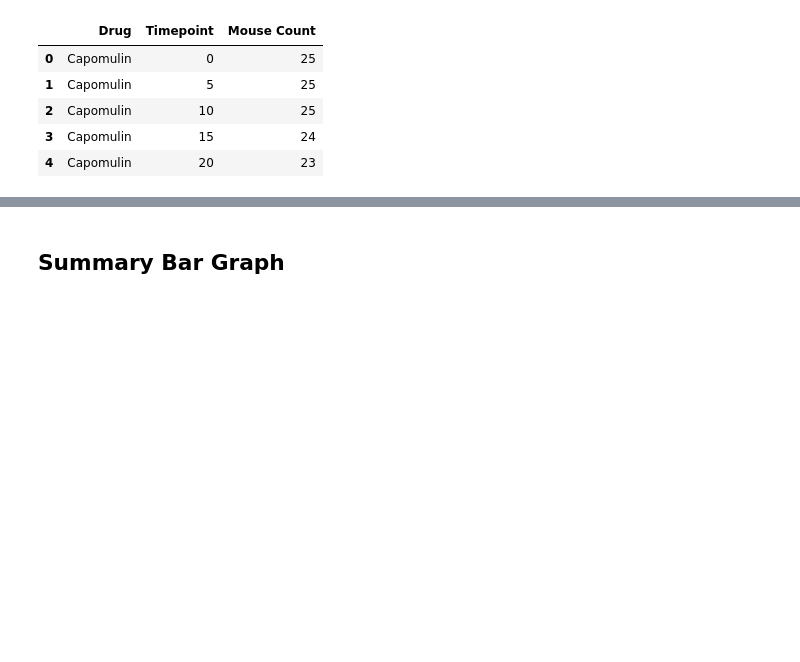
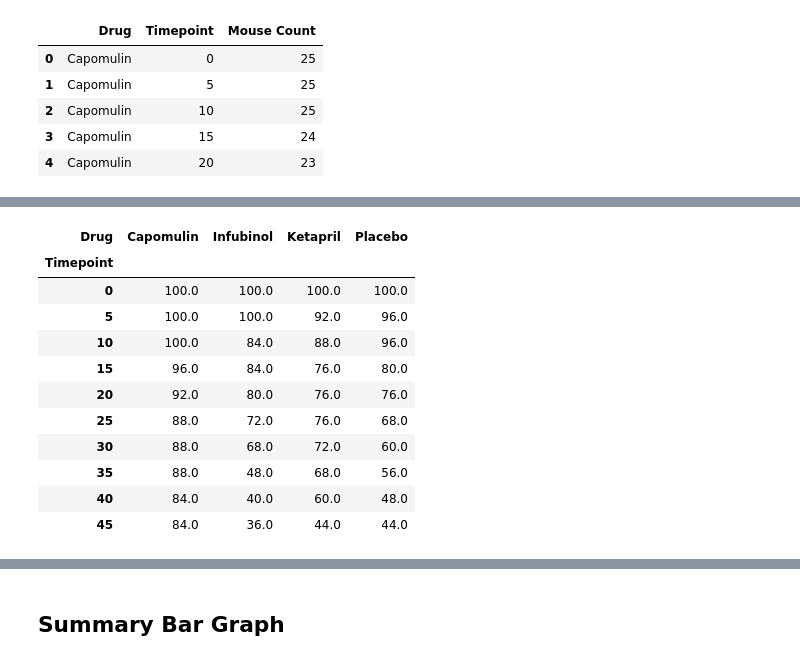
Before and after one commit to kreitlerj/Pymaceuticals, a Jupyter notebook: Pymaceuticals/pymaceuticals_analysis.ipynb, the cells around one changed output, grey strips where cells are left out. Cells and saved outputs as stored; diff of their text form; code cells hidden in the pictures; blank space fills up the shorter version.

```diff
--- a/Pymaceuticals/pymaceuticals_analysis.ipynb
+++ b/Pymaceuticals/pymaceuticals_analysis.ipynb
@@ -229,2 +225,28 @@ survival_study_df = survival_df[['Capomulin', 'Infubinol', 'Ketapril', 'Placebo'
+# %%
+#Creating the dataframes for the 4 treatments to be analyzed
+survival_study_df = survival_summary_df[['Capomulin', 'Infubinol', 'Ketapril', 'Placebo']]
+
+#Changing the data in the data frame from count to percentage - grab the initial mice count at the start
+total_mice = survival_study_df.loc[0,:]
+
+#For loop to calculate the percentages at different time points for each treatment to be evaluated
+for column in survival_study_df:
+    survival_study_df[column] = survival_study_df[column] / total_mice.loc[column] * 100 #dividing by the initial mice count
+
+#Preview the dataframe with percentages
+survival_study_df
+# %% [output]
+| Drug | Capomulin | Infubinol | Ketapril | Placebo |
+| Timepoint |  |  |  |  |
+| 0 | 100.0 | 100.0 | 100.0 | 100.0 |
+| 5 | 100.0 | 100.0 | 92.0 | 96.0 |
+| 10 | 100.0 | 84.0 | 88.0 | 96.0 |
+| 15 | 96.0 | 84.0 | 76.0 | 80.0 |
+| 20 | 92.0 | 80.0 | 76.0 | 76.0 |
+| 25 | 88.0 | 72.0 | 76.0 | 68.0 |
+| 30 | 88.0 | 68.0 | 72.0 | 60.0 |
+| 35 | 88.0 | 48.0 | 68.0 | 56.0 |
+| 40 | 84.0 | 40.0 | 60.0 | 48.0 |
+| 45 | 84.0 | 36.0 | 44.0 | 44.0 |
 # %%
 # Generate the Plot (Accounting for percentages)
```
Also changed, not shown: parts of 5 cells of this notebook, 3 other files.
